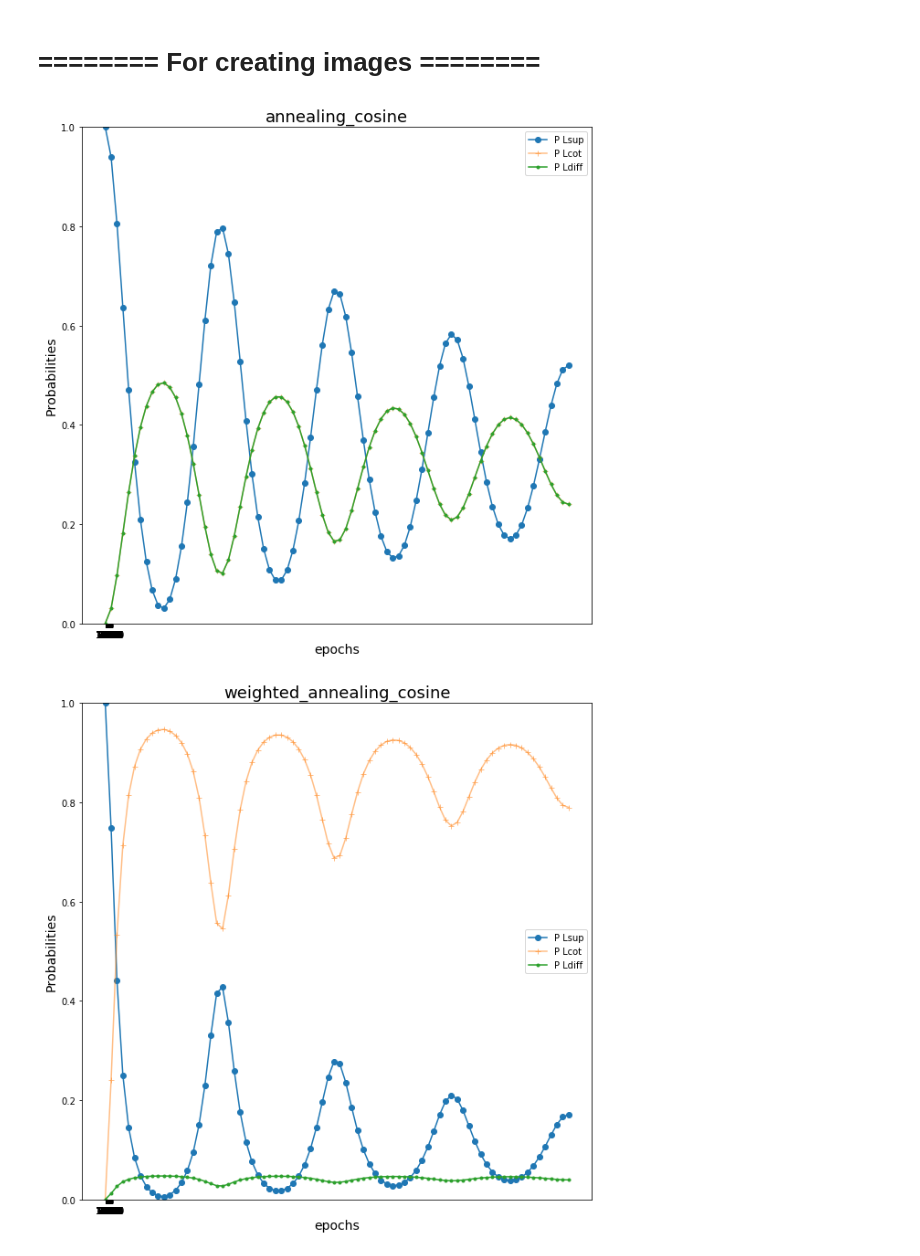
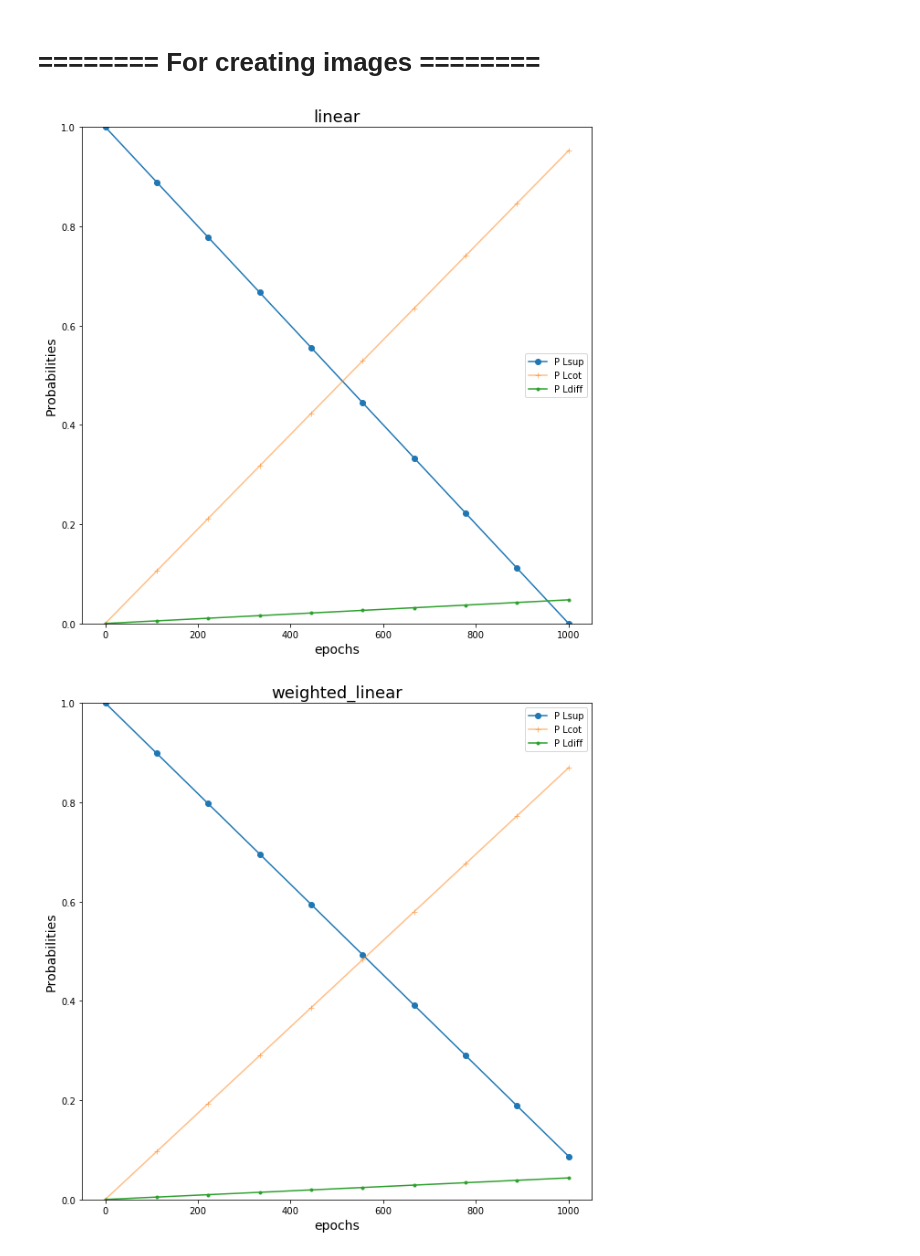
Before and after one commit to lcances/Deep-Co-Training, a Jupyter notebook: UrbanSound8k/notebooks/co-training_independant-loss.ipynb, the cells around one changed output. Cells and saved outputs as stored; diff of their text form; code cells hidden in the pictures.

```diff
--- a/UrbanSound8k/notebooks/co-training_independant-loss.ipynb
+++ b/UrbanSound8k/notebooks/co-training_independant-loss.ipynb
@@ -77,7 +77,7 @@ parser = argparse.ArgumentParser()
 
 
 parser.add_argument("-d", "--dataset_root", default="../../datasets", type=str)
-parser.add_argument("-D", "--dataset", default="cifar10", type=str, help="available [ubs8k | cifar10]")
+parser.add_argument("-D", "--dataset", default="ubs8k", type=str, help="available [ubs8k | cifar10]")
 # parser.add_argument("--supervised_mult", default=1.0, type=float)
 
 group_t = parser.add_argument_group("Commun parameters")
@@ -125,0 +122,11 @@ Namespace(augment=None, augment_S=False, augment_U=False, batch_size=100, beta=1
+# %%
+# modify checkpoint and tensorboard path to fit the dataset
+checkpoint_path_ = args.checkpoint_path.split("/")
+tensorboard_path_ = args.tensorboard_path.split("/")
+
+checkpoint_path_[3] = args.dataset
+tensorboard_path_[3] = args.dataset
+
+args.checkpoint_path = "/".join(checkpoint_path_)
+args.tensorboard_path = "/".join(tensorboard_path_)
+args
@@ -393,12 +403,12 @@ def weighted_linear_rule(step: int = 10, **kwargs):
 # %%
 scheduler_args = dict(
     steps = args.steps,
-    cycle=args.cycle,
-    beta=args.beta,
+    cycle=8,
+    beta=3,
     plsup_mini=0.0,
 )
 
-rule_fn = rule_chooser(args.loss_scheduler)
+rule_fn = rule_chooser("weighted-annealing-cosine")#args.loss_scheduler)
 print(rule_fn)
 rules = rule_maker(rule_fn, **scheduler_args)
 # %% [output]
@@ -923,7 +936,6 @@ def display(rules, title):
     lcot = np.asarray([rules[k]["lcot"] for k in rules])
     ldiff = np.asarray([rules[k]["ldiff"] for k in rules])
     steps = [k for k in rules]
-    xticks = ["%d" % s for s in steps]
 
 
     plt.figure(0, figsize=(10, 10))
@@ -935,30 +947,32 @@ def display(rules, title):
 #     plt.bar(range(len(steps)), lsup, bottom=0, label="P lsup")
 #     plt.bar(range(len(steps)), lcot, bottom=lsup, label="P lcot")
 #     plt.bar(range(len(steps)), ldiff, bottom=lsup+lcot, label="P ldiff")
+#     xticks = ["%d" % s for s in steps]
+#     plt.xticks(range(len(steps)), xticks)
 
     plt.plot(steps, lsup, marker="o", label="P Lsup")
     plt.plot(steps, lcot, marker="+", label="P Lcot", alpha=0.5)
     plt.plot(steps, ldiff, marker=".", label="P Ldiff")
 
-    plt.xticks(range(len(steps)), xticks)
     plt.legend()
     plt.show()
 # %%
 schedulers = [
-#     rule_maker_linear, rule_maker_weighted_linear,
+    linear_rule, weighted_linear_rule,
 #     rule_maker_sigmoid, rule_maker_weighted_sigmoid,
 #     rule_maker_cosine, rule_maker_weighted_cosine,
-    rule_maker_annealing_cosine, rule_maker_weighted_annealing_cosine,
+#     annealing_cosine_rule, weighted_annealing_cosine_rule,
 ]
 steps = 10
-cycle = 8
+cycle = 6
+beta = 1
 
 for rule_fn in schedulers:
-    rules = rule_fn(steps, cycle=cycle, beta=1)
-    display(rules, rule_fn.__name__[11:])
+    rules = rule_maker(rule_fn, steps, cycle=cycle, beta=beta)
+    display(rules, rule_fn.__name__[:-5])
 # %% [output]
-[figure, old version]
+[figure, new version]
-[figure, old version]
+[figure, new version]
 # %%
 step = 10
 cycle = 10
```
Also changed, not shown: parts of 7 cells of this notebook.
